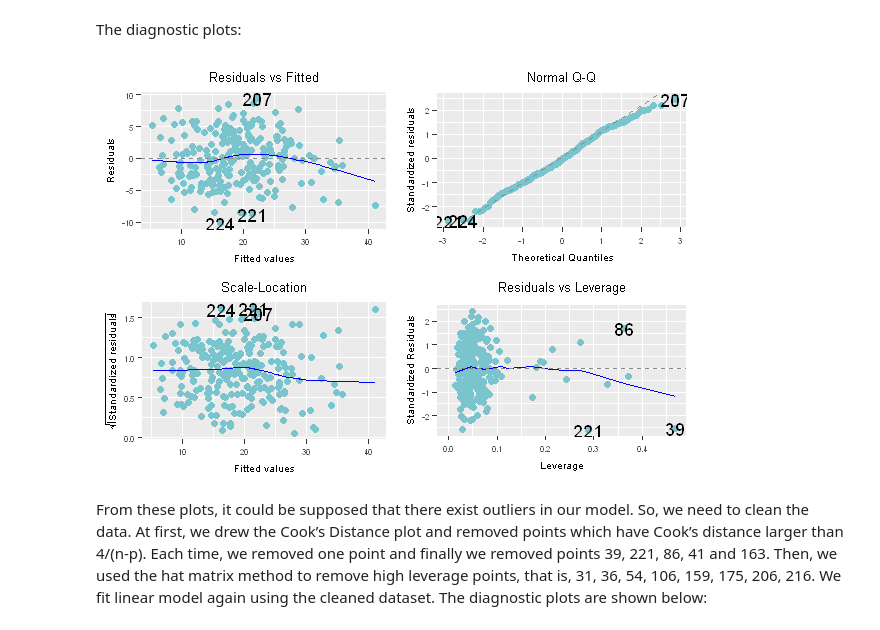
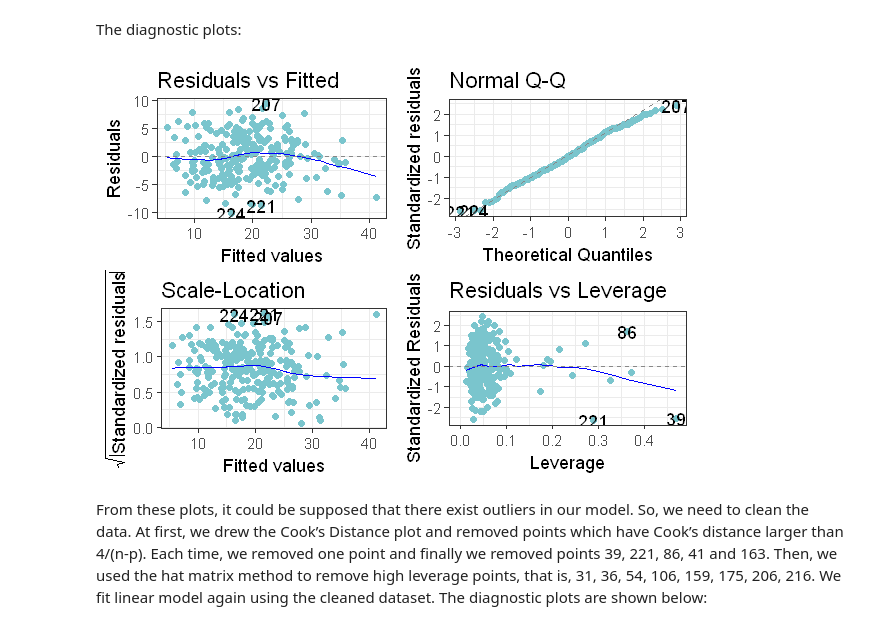
Before and after one commit to chilli0i0/628Groupwork1, a Jupyter notebook: Jupyter/TheFullNoteBook.ipynb, the cells around one changed output. Drawn from its saved outputs; the diff is of its cells as text; code cells hidden in the pictures.

```diff
--- a/Jupyter/TheFullNoteBook.ipynb
+++ b/Jupyter/TheFullNoteBook.ipynb
@@ -156,9 +156,9 @@ The diagnostic plots:
 # %%
 data.3 = data[-c(182, 216, 96, 42, 39, 31, 36, 41, 54, 86, 106, 159, 163, 175, 206, 216, 221),-2]
 options(repr.plot.width=5, repr.plot.height=3.5)
-autoplot(model.raw,colour='cadetblue3')+theme(text = element_text(size=6),plot.title = element_text(hjust = 0.5,size=8))
+autoplot(model.raw,colour='cadetblue3')+theme(text = element_text(size=6),plot.title = element_text(hjust = 0.5,size=8))+theme_bw()
 # %% [output]
-[figure, old version]
+[figure, new version]
 # %% [markdown]
 From these plots, it could be supposed that there exist outliers in our model. So, we need to clean the data. At first, we drew the Cook’s Distance plot and removed points which have Cook’s distance larger than 4/(n-p). Each time, we removed one point and finally we removed points 39, 221, 86, 41 and 163. Then, we used the hat matrix method to remove high leverage points, that is, 31, 36, 54, 106, 159, 175, 206, 216. We fit linear model again using the cleaned dataset. The diagnostic plots are shown below:
 # %%
```
Also changed, not shown: parts of 4 cells of this notebook.
